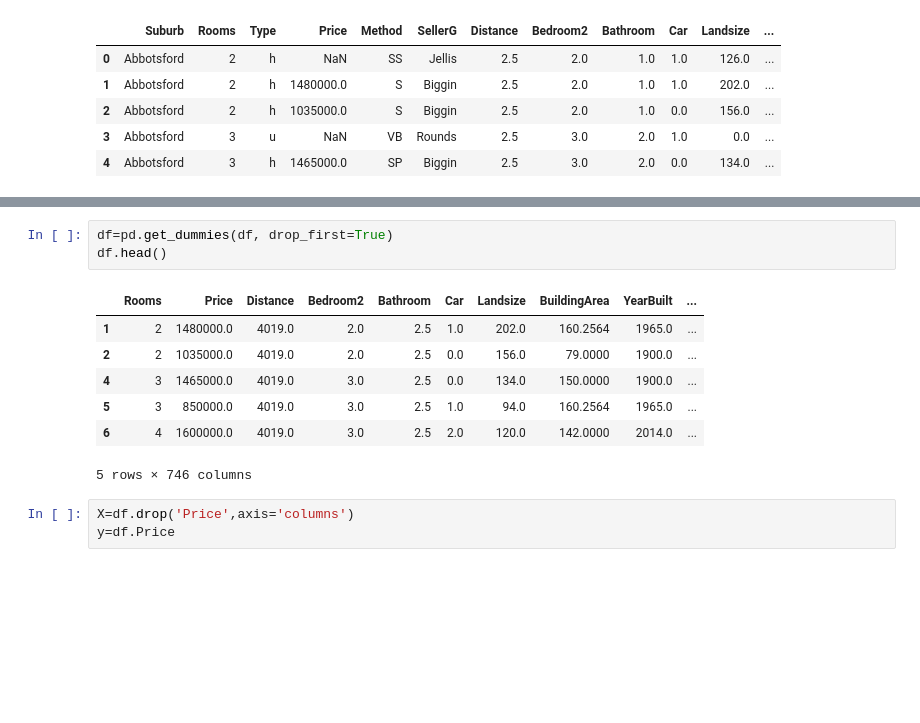
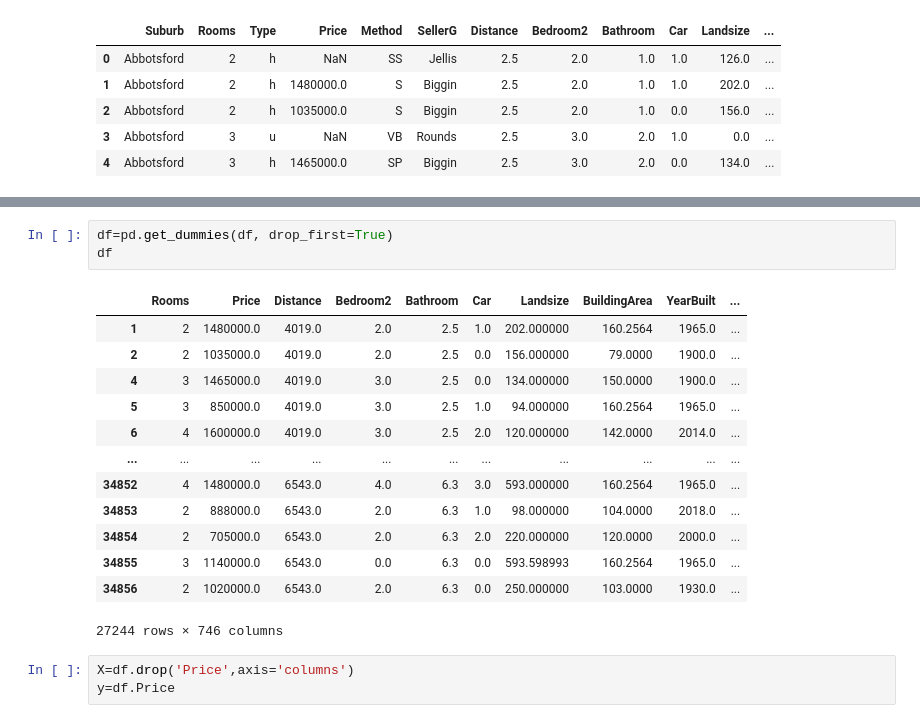
Before and after one commit to pvanand07/py, a Jupyter notebook: l1andl2regularizationex1.ipynb, the cells around one changed output, grey strips where cells are left out. Drawn from its saved outputs; the diff is of its cells as text; blank space fills up the shorter version.

```diff
--- a/l1andl2regularizationex1.ipynb
+++ b/l1andl2regularizationex1.ipynb
@@ -95,14 +106,20 @@ df.head()
 # %%
 df=pd.get_dummies(df, drop_first=True)
-df.head()
+df
 # %% [output]
 |  | Rooms | Price | Distance | Bedroom2 | Bathroom | Car | Landsize | BuildingArea | YearBuilt | ... |
-| 1 | 2 | 1480000.0 | 4019.0 | 2.0 | 2.5 | 1.0 | 202.0 | 160.2564 | 1965.0 | ... |
-| 2 | 2 | 1035000.0 | 4019.0 | 2.0 | 2.5 | 0.0 | 156.0 | 79.0000 | 1900.0 | ... |
-| 4 | 3 | 1465000.0 | 4019.0 | 3.0 | 2.5 | 0.0 | 134.0 | 150.0000 | 1900.0 | ... |
-| 5 | 3 | 850000.0 | 4019.0 | 3.0 | 2.5 | 1.0 | 94.0 | 160.2564 | 1965.0 | ... |
-| 6 | 4 | 1600000.0 | 4019.0 | 3.0 | 2.5 | 2.0 | 120.0 | 142.0000 | 2014.0 | ... |
+| 1 | 2 | 1480000.0 | 4019.0 | 2.0 | 2.5 | 1.0 | 202.000000 | 160.2564 | 1965.0 | ... |
+| 2 | 2 | 1035000.0 | 4019.0 | 2.0 | 2.5 | 0.0 | 156.000000 | 79.0000 | 1900.0 | ... |
+| 4 | 3 | 1465000.0 | 4019.0 | 3.0 | 2.5 | 0.0 | 134.000000 | 150.0000 | 1900.0 | ... |
+| 5 | 3 | 850000.0 | 4019.0 | 3.0 | 2.5 | 1.0 | 94.000000 | 160.2564 | 1965.0 | ... |
+| 6 | 4 | 1600000.0 | 4019.0 | 3.0 | 2.5 | 2.0 | 120.000000 | 142.0000 | 2014.0 | ... |
+| ... | ... | ... | ... | ... | ... | ... | ... | ... | ... | ... |
+| 34852 | 4 | 1480000.0 | 6543.0 | 4.0 | 6.3 | 3.0 | 593.000000 | 160.2564 | 1965.0 | ... |
+| 34853 | 2 | 888000.0 | 6543.0 | 2.0 | 6.3 | 1.0 | 98.000000 | 104.0000 | 2018.0 | ... |
+| 34854 | 2 | 705000.0 | 6543.0 | 2.0 | 6.3 | 2.0 | 220.000000 | 120.0000 | 2000.0 | ... |
+| 34855 | 3 | 1140000.0 | 6543.0 | 0.0 | 6.3 | 0.0 | 593.598993 | 160.2564 | 1965.0 | ... |
+| 34856 | 2 | 1020000.0 | 6543.0 | 2.0 | 6.3 | 0.0 | 250.000000 | 103.0000 | 1930.0 | ... |
-5 rows × 746 columns
+27244 rows × 746 columns
 # %%
 X=df.drop('Price',axis='columns')
 y=df.Price
```
Also changed, not shown: parts of 3 cells of this notebook.
